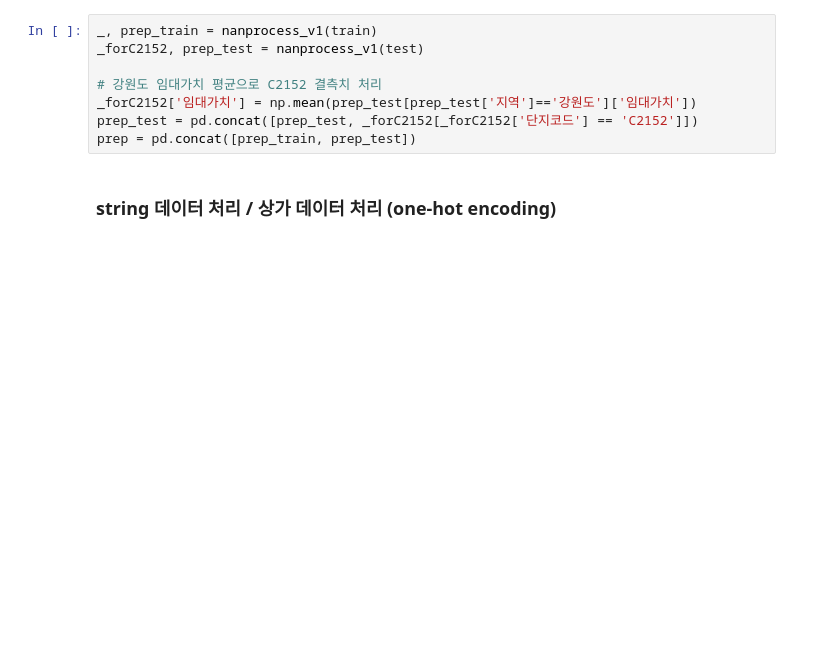
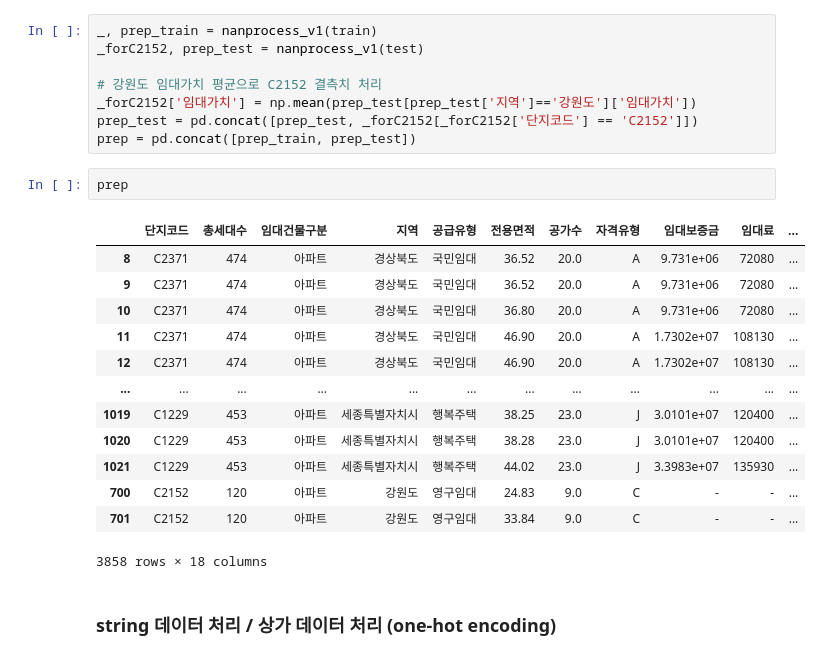
Before and after one commit to chojaeyoon/parkingLot, a Jupyter notebook: junmo/prac.ipynb, the cells around one changed output. Cells and saved outputs as stored; diff of their text form; blank space fills up the shorter version.

```diff
--- a/junmo/prac.ipynb
+++ b/junmo/prac.ipynb
@@ -139,6 +139,22 @@ _forC2152, prep_test = nanprocess_v1(test)
 _forC2152['임대가치'] = np.mean(prep_test[prep_test['지역']=='강원도']['임대가치'])
 prep_test = pd.concat([prep_test, _forC2152[_forC2152['단지코드'] == 'C2152']])
 prep = pd.concat([prep_train, prep_test])
+# %%
+prep
+# %% [output]
+|  | 단지코드 | 총세대수 | 임대건물구분 | 지역 | 공급유형 | 전용면적 | 공가수 | 자격유형 | 임대보증금 | 임대료 | ... |
+| 8 | C2371 | 474 | 아파트 | 경상북도 | 국민임대 | 36.52 | 20.0 | A | 9.731e+06 | 72080 | ... |
+| 9 | C2371 | 474 | 아파트 | 경상북도 | 국민임대 | 36.52 | 20.0 | A | 9.731e+06 | 72080 | ... |
+| 10 | C2371 | 474 | 아파트 | 경상북도 | 국민임대 | 36.80 | 20.0 | A | 9.731e+06 | 72080 | ... |
+| 11 | C2371 | 474 | 아파트 | 경상북도 | 국민임대 | 46.90 | 20.0 | A | 1.7302e+07 | 108130 | ... |
+| 12 | C2371 | 474 | 아파트 | 경상북도 | 국민임대 | 46.90 | 20.0 | A | 1.7302e+07 | 108130 | ... |
+| ... | ... | ... | ... | ... | ... | ... | ... | ... | ... | ... | ... |
+| 1019 | C1229 | 453 | 아파트 | 세종특별자치시 | 행복주택 | 38.25 | 23.0 | J | 3.0101e+07 | 120400 | ... |
+| 1020 | C1229 | 453 | 아파트 | 세종특별자치시 | 행복주택 | 38.28 | 23.0 | J | 3.0101e+07 | 120400 | ... |
+| 1021 | C1229 | 453 | 아파트 | 세종특별자치시 | 행복주택 | 44.02 | 23.0 | J | 3.3983e+07 | 135930 | ... |
+| 700 | C2152 | 120 | 아파트 | 강원도 | 영구임대 | 24.83 | 9.0 | C | - | - | ... |
+| 701 | C2152 | 120 | 아파트 | 강원도 | 영구임대 | 33.84 | 9.0 | C | - | - | ... |
+3858 rows × 18 columns
 # %% [markdown]
 ###
 ### string 데이터 처리 / 상가 데이터 처리   (one-hot encoding)
```
Also changed, not shown: parts of 2 cells of this notebook.
